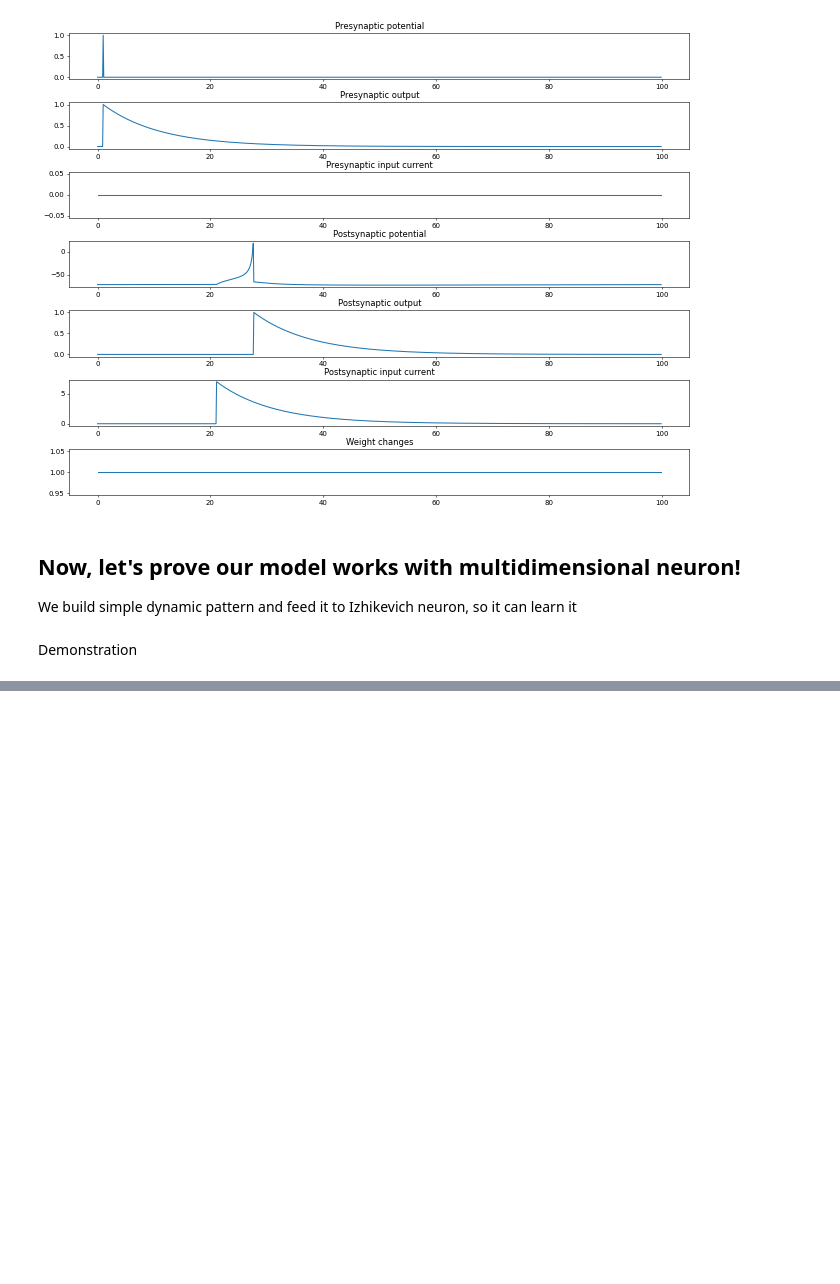
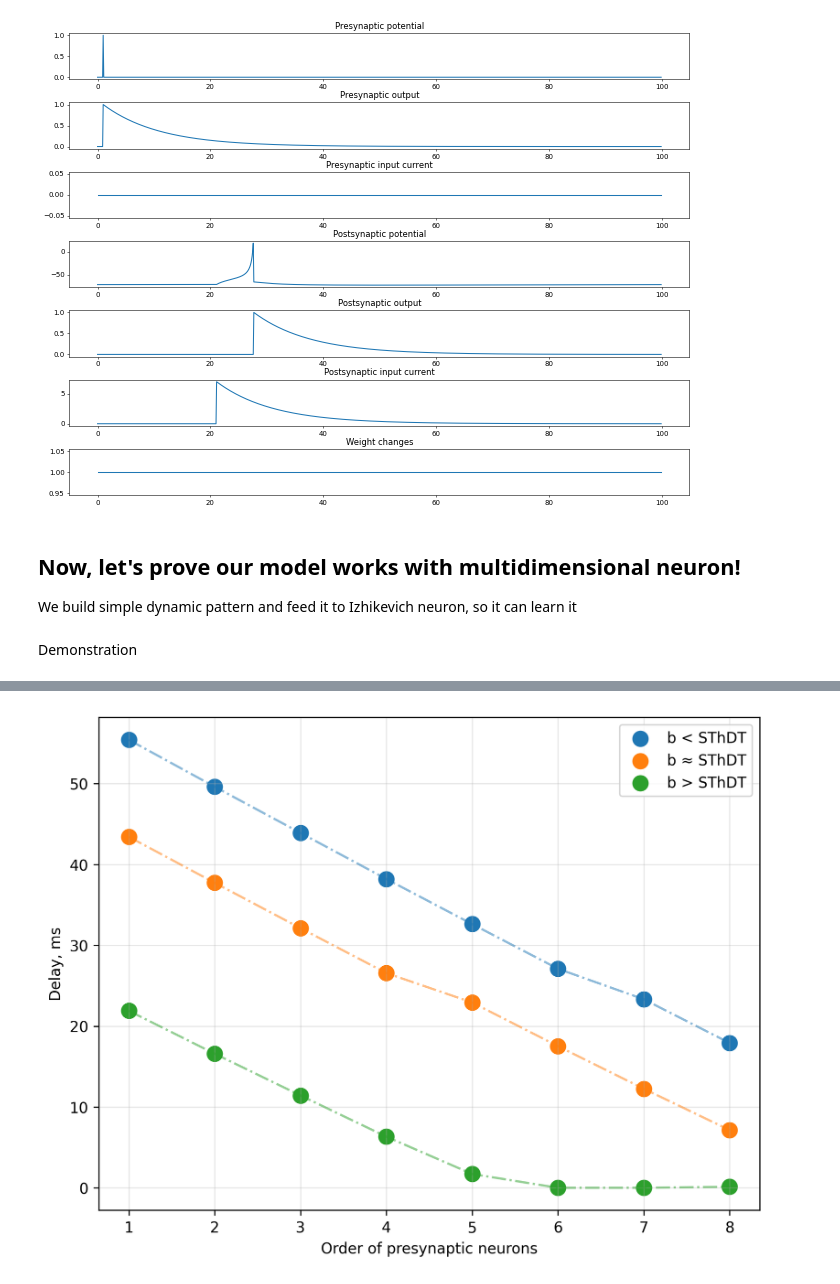
Before and after one commit to iamkg0/rustyspikes, a Jupyter notebook: Prototype/LATER_refactored.ipynb, the cells around one changed output, grey strips where cells are left out. Saved outputs shown, nothing was run; the diff lists cells and outputs as text; code cells hidden in the pictures; blank space fills up the shorter version.

```diff
--- a/Prototype/LATER_refactored.ipynb
+++ b/Prototype/LATER_refactored.ipynb
@@ -413,0 +460,18 @@ draw_stats_gatherer(*gath1.get_stats(), time_range=np.arange(200*10)*.1)
+# %%
+fig = plt.figure()
+fig.set_figheight(6)
+fig.set_figwidth(8)
+fig.set_dpi(300)
+plt.xlabel('Order of presynaptic neurons')
+plt.ylabel('Delay, ms')
+plt.grid(visible=True, alpha=.3)
+plt.plot(list(range(1,num_inputs+1)),delays_less*res, '-.', alpha=.5)
+plt.plot(list(range(1,num_inputs+1)),delays_close*res, '-.', alpha=.5)
+plt.plot(list(range(1,num_inputs+1)),delays_greater*res, '-.', alpha=.5)
+plt.scatter(list(range(1,num_inputs+1)),delays_less*res, label='b < SThDT', s=100)
+plt.scatter(list(range(1,num_inputs+1)),delays_close*res, label='b ≈ SThDT', s=100)
+plt.scatter(list(range(1,num_inputs+1)),delays_greater*res, label='b > SThDT', s=100)
+plt.legend(markerscale=1)
+plt.show()
+# %% [output]
+[figure, added]
```
Also changed, not shown: parts of 4 cells of this notebook.
